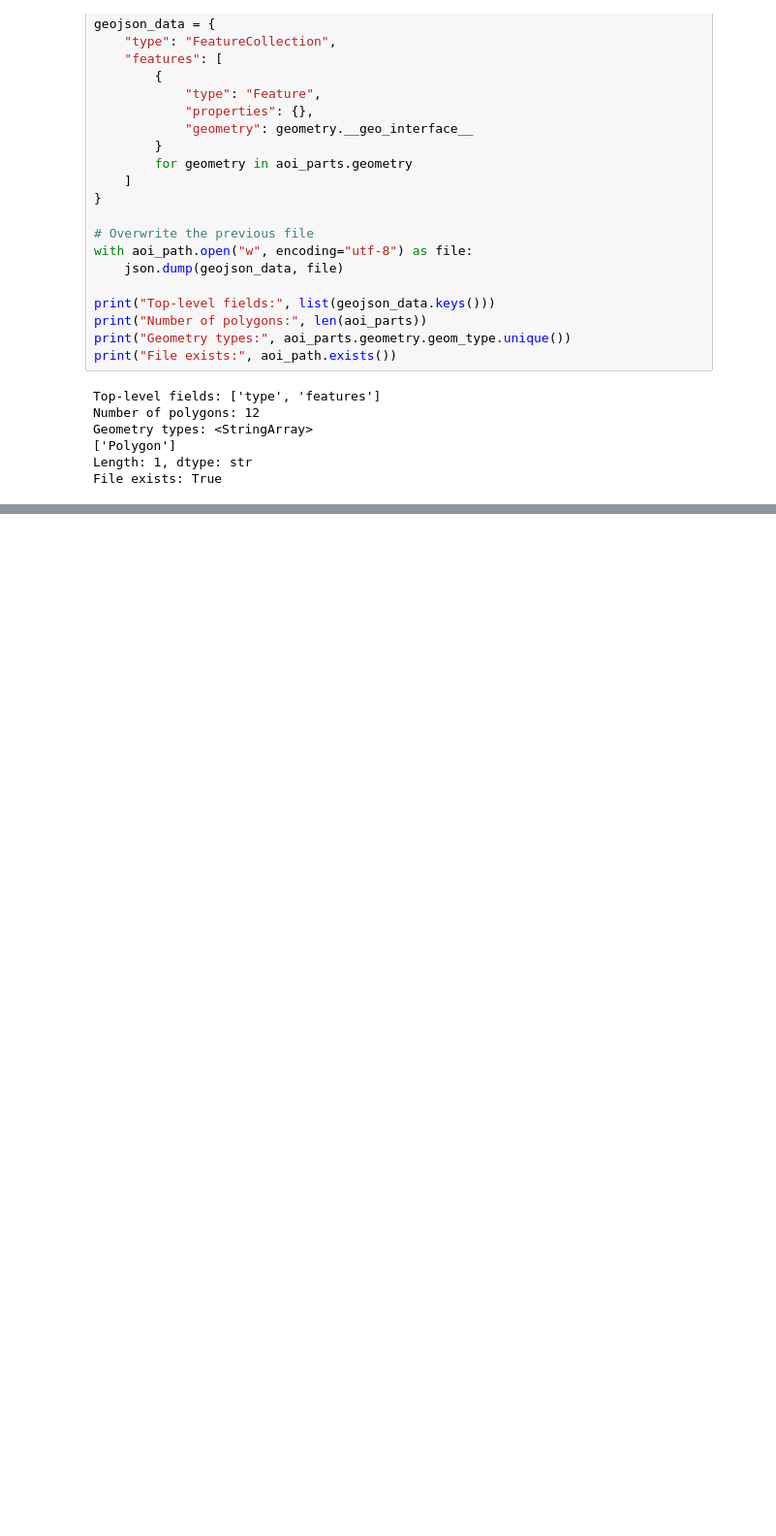
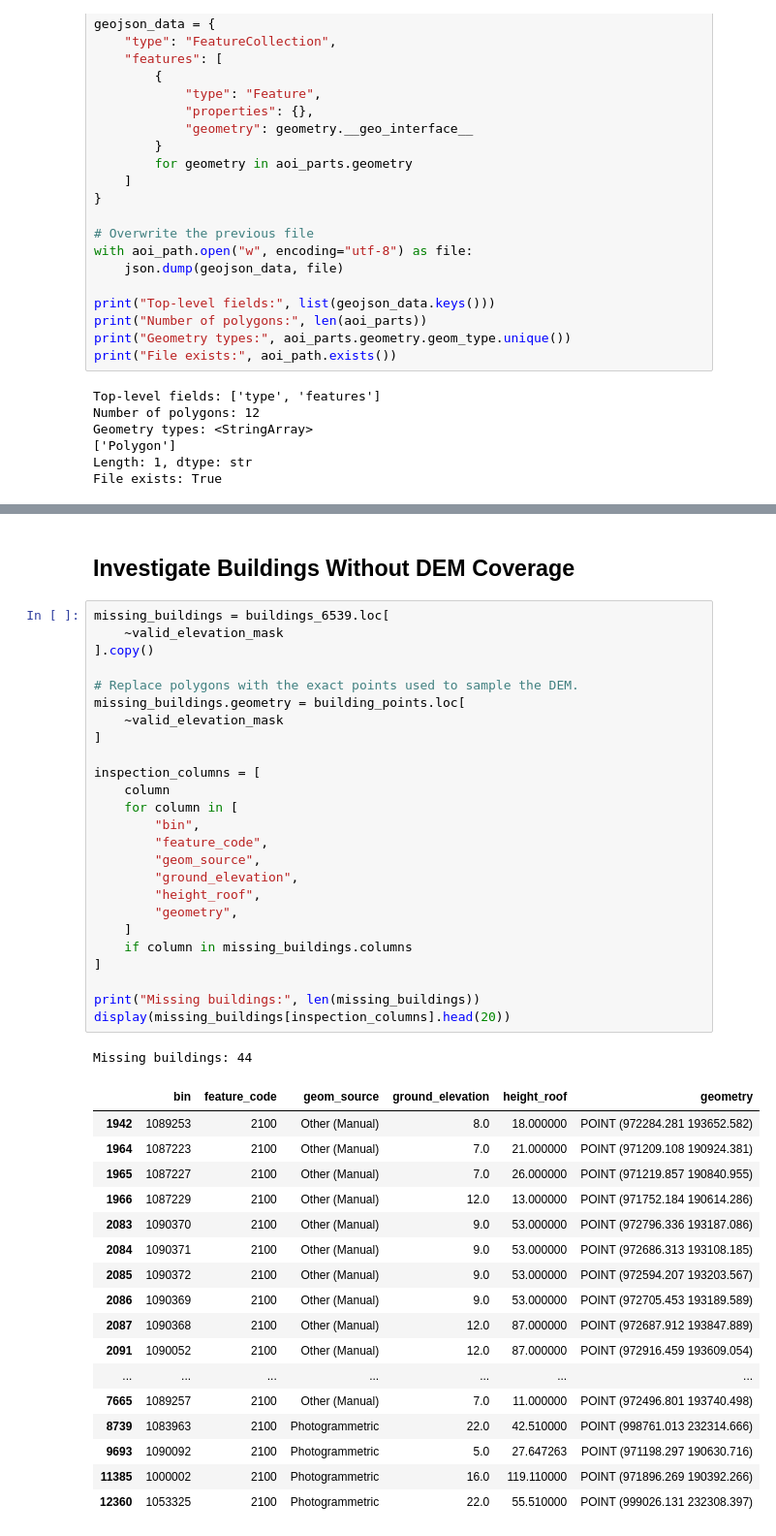
Before and after one commit to hjr998x/manhattan-pluvial-flood-risk, a Jupyter notebook: notebooks/03_terrain_data.ipynb, the cells around one changed output, grey strips where cells are left out. Shown at 97% size. Saved outputs shown, nothing was run; the diff lists cells and outputs as text; blank space fills up the shorter version.

```diff
--- a/notebooks/03_terrain_data.ipynb
+++ b/notebooks/03_terrain_data.ipynb
@@ -793,0 +774,46 @@ Valid pixels: 0
+# %% [markdown]
+## Investigate Buildings Without DEM Coverage
+# %%
+missing_buildings = buildings_6539.loc[
+    ~valid_elevation_mask
+].copy()
+
+# Replace polygons with the exact points used to sample the DEM.
+missing_buildings.geometry = building_points.loc[
+    ~valid_elevation_mask
+]
+
+inspection_columns = [
+    column
+    for column in [
+        "bin",
+        "feature_code",
+        "geom_source",
+        "ground_elevation",
+        "height_roof",
+        "geometry",
+    ]
+    if column in missing_buildings.columns
+]
+
+print("Missing buildings:", len(missing_buildings))
+display(missing_buildings[inspection_columns].head(20))
+# %% [output]
+Missing buildings: 44
+|  | bin | feature_code | geom_source | ground_elevation | height_roof | geometry |
+| 1942 | 1089253 | 2100 | Other (Manual) | 8.0 | 18.000000 | POINT (972284.281 193652.582) |
+| 1964 | 1087223 | 2100 | Other (Manual) | 7.0 | 21.000000 | POINT (971209.108 190924.381) |
+| 1965 | 1087227 | 2100 | Other (Manual) | 7.0 | 26.000000 | POINT (971219.857 190840.955) |
+| 1966 | 1087229 | 2100 | Other (Manual) | 12.0 | 13.000000 | POINT (971752.184 190614.286) |
+| 2083 | 1090370 | 2100 | Other (Manual) | 9.0 | 53.000000 | POINT (972796.336 193187.086) |
+| 2084 | 1090371 | 2100 | Other (Manual) | 9.0 | 53.000000 | POINT (972686.313 193108.185) |
+| 2085 | 1090372 | 2100 | Other (Manual) | 9.0 | 53.000000 | POINT (972594.207 193203.567) |
+| 2086 | 1090369 | 2100 | Other (Manual) | 9.0 | 53.000000 | POINT (972705.453 193189.589) |
+| 2087 | 1090368 | 2100 | Other (Manual) | 12.0 | 87.000000 | POINT (972687.912 193847.889) |
+| 2091 | 1090052 | 2100 | Other (Manual) | 12.0 | 87.000000 | POINT (972916.459 193609.054) |
+| ... | ... | ... | ... | ... | ... | ... |
+| 7665 | 1089257 | 2100 | Other (Manual) | 7.0 | 11.000000 | POINT (972496.801 193740.498) |
+| 8739 | 1083963 | 2100 | Photogrammetric | 22.0 | 42.510000 | POINT (998761.013 232314.666) |
+| 9693 | 1090092 | 2100 | Photogrammetric | 5.0 | 27.647263 | POINT (971198.297 190630.716) |
+| 11385 | 1000002 | 2100 | Photogrammetric | 16.0 | 119.110000 | POINT (971896.269 190392.266) |
+| 12360 | 1053325 | 2100 | Photogrammetric | 22.0 | 55.510000 | POINT (999026.131 232308.397) |
```
Also changed, not shown: parts of 33 cells of this notebook, 1 other file.
